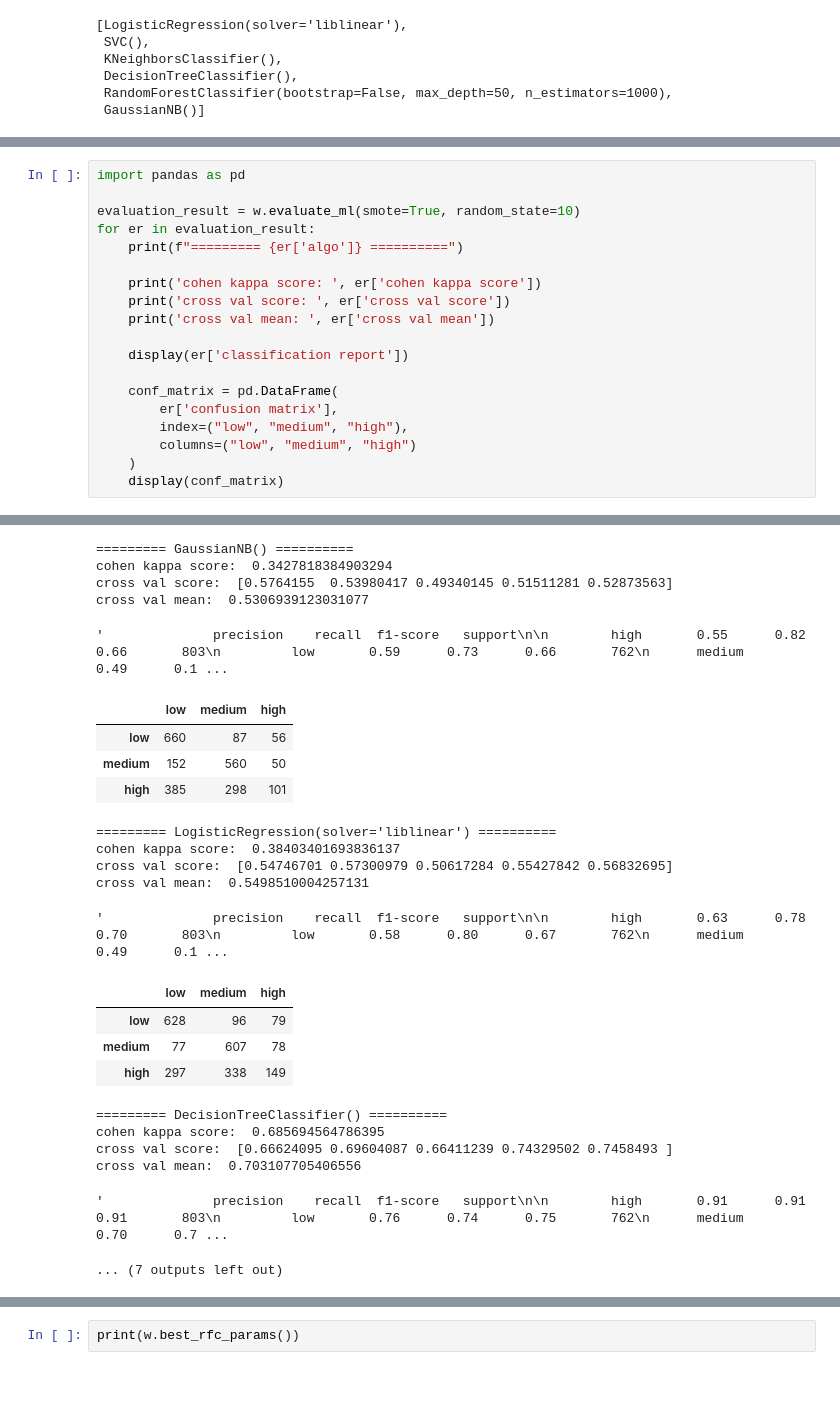
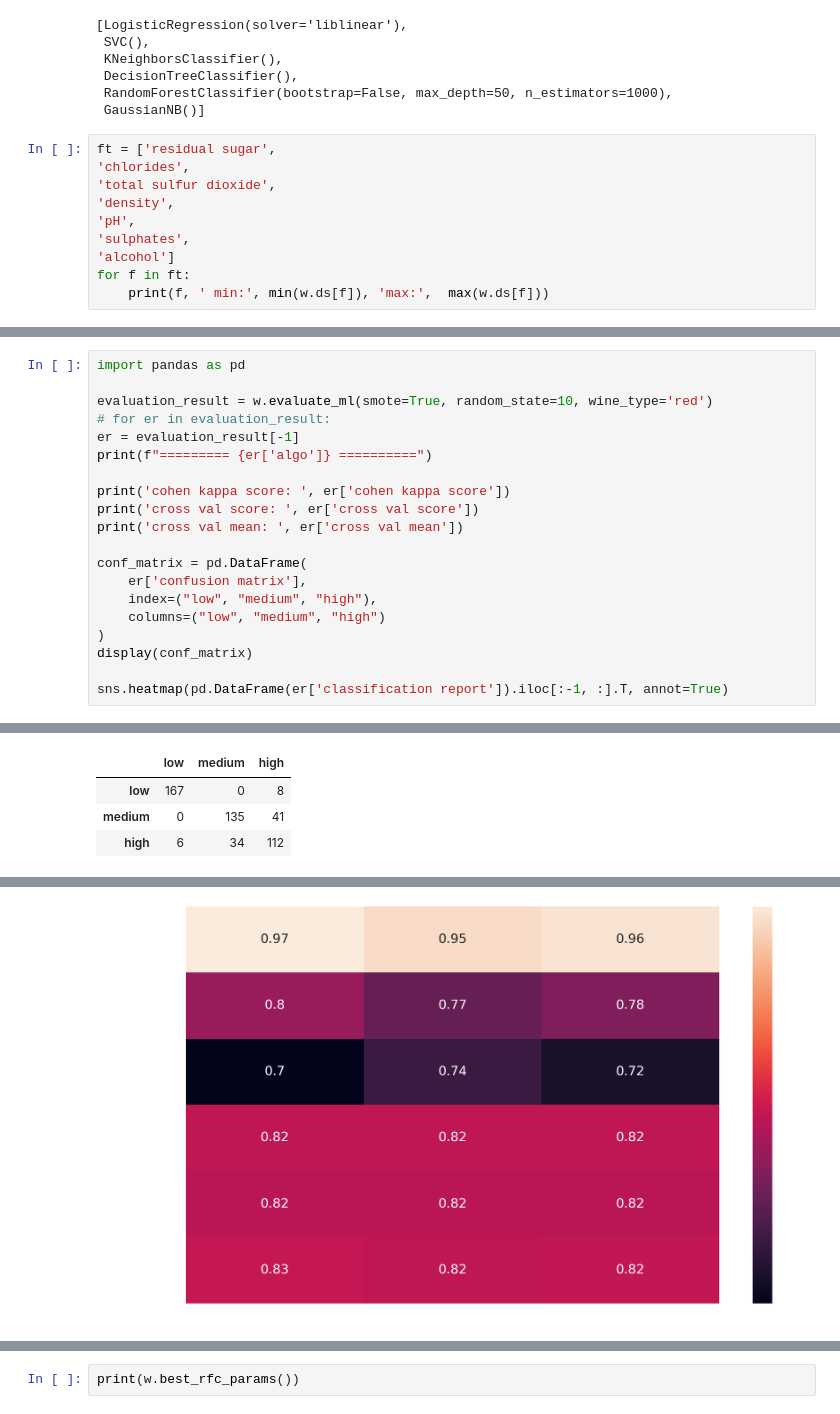
Before and after one commit to breakpointlv/CodeAcademyBerlin-03-wine, a Jupyter notebook: 04-ml-wine-predictions.ipynb, the cells around one changed output, grey strips where cells are left out. Saved outputs shown, nothing was run; the diff lists cells and outputs as text; blank space fills up the shorter version.

Commit message:
ML model for type and quality, streamlit app

```diff
--- a/04-ml-wine-predictions.ipynb
+++ b/04-ml-wine-predictions.ipynb
@@ -21,3 +26,13 @@ Using algorithms and parameters:
  DecisionTreeClassifier(),
  RandomForestClassifier(bootstrap=False, max_depth=50, n_estimators=1000),
  GaussianNB()]
+# %%
+ft = ['residual sugar',
+'chlorides',
+'total sulfur dioxide',
+'density',
+'pH',
+'sulphates',
+'alcohol']
+for f in ft:
+    print(f, ' min:', min(w.ds[f]), 'max:',  max(w.ds[f]))
@@ -24,21 +47,22 @@ Using algorithms and parameters:
 # %%
 import pandas as pd
 
-evaluation_result = w.evaluate_ml(smote=True, random_state=10)
-for er in evaluation_result:
-    print(f"========= {er['algo']} ==========")
+evaluation_result = w.evaluate_ml(smote=True, random_state=10, wine_type='red')
+# for er in evaluation_result:
+er = evaluation_result[-1]
+print(f"========= {er['algo']} ==========")
 
-    print('cohen kappa score: ', er['cohen kappa score'])
-    print('cross val score: ', er['cross val score'])
-    print('cross val mean: ', er['cross val mean'])
+print('cohen kappa score: ', er['cohen kappa score'])
+print('cross val score: ', er['cross val score'])
+print('cross val mean: ', er['cross val mean'])
 
-    display(er['classification report'])
+conf_matrix = pd.DataFrame(
+    er['confusion matrix'],
+    index=("low", "medium", "high"),
+    columns=("low", "medium", "high")
+)
+display(conf_matrix)
 
-    conf_matrix = pd.DataFrame(
-        er['confusion matrix'],
-        index=("low", "medium", "high"),
-        columns=("low", "medium", "high")
-    )
-    display(conf_matrix)
+sns.heatmap(pd.DataFrame(er['classification report']).iloc[:-1, :].T, annot=True)
 # %% [output]
 IntProgress(value=0, max=6)
@@ -48,0 +73,4 @@ cross val mean:  0.43039591315453385
+|  | low | medium | high |
+| low | 167 | 0 | 8 |
+| medium | 0 | 135 | 41 |
+| high | 6 | 34 | 112 |
@@ -54,24 +78 @@ cross val mean:  0.43039591315453385
-========= GaussianNB() ==========
-cohen kappa score:  0.3427818384903294
-cross val score:  [0.5764155  0.53980417 0.49340145 0.51511281 0.52873563]
-cross val mean:  0.5306939123031077
-'              precision    recall  f1-score   support\n\n        high       0.55      0.82      0.66       803\n         low       0.59      0.73      0.66       762\n      medium       0.49      0.1 ...
-|  | low | medium | high |
-| low | 660 | 87 | 56 |
-| medium | 152 | 560 | 50 |
-| high | 385 | 298 | 101 |
-========= LogisticRegression(solver='liblinear') ==========
-cohen kappa score:  0.38403401693836137
-cross val score:  [0.54746701 0.57300979 0.50617284 0.55427842 0.56832695]
-cross val mean:  0.5498510004257131
-'              precision    recall  f1-score   support\n\n        high       0.63      0.78      0.70       803\n         low       0.58      0.80      0.67       762\n      medium       0.49      0.1 ...
-|  | low | medium | high |
-| low | 628 | 96 | 79 |
-| medium | 77 | 607 | 78 |
-| high | 297 | 338 | 149 |
-========= DecisionTreeClassifier() ==========
-cohen kappa score:  0.685694564786395
-cross val score:  [0.66624095 0.69604087 0.66411239 0.74329502 0.7458493 ]
-cross val mean:  0.703107705406556
-'              precision    recall  f1-score   support\n\n        high       0.91      0.91      0.91       803\n         low       0.76      0.74      0.75       762\n      medium       0.70      0.7 ...
-... (7 outputs left out)
+[figure, added]
```
Also changed, not shown: parts of 15 cells of this notebook, 2 other files.
